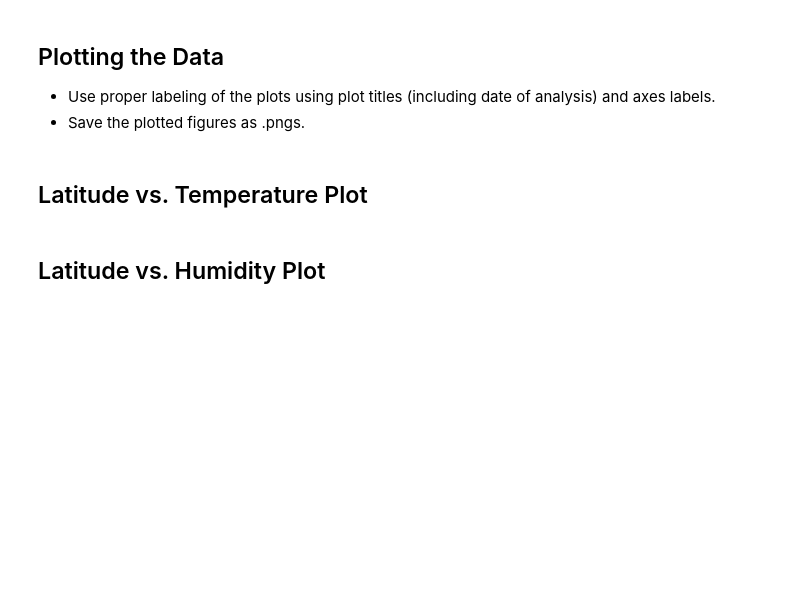
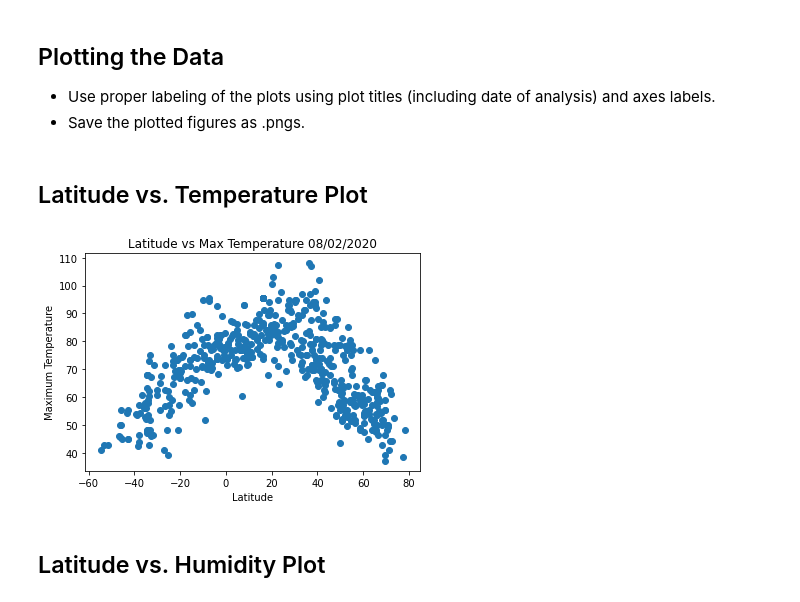
Before and after one commit to sbkachelmeier/python-api-challenge, a Jupyter notebook: WeatherPy.ipynb, the cells around one changed output. Saved outputs shown, nothing was run; the diff lists cells and outputs as text; code cells hidden in the pictures; blank space fills up the shorter version.

```diff
--- a/WeatherPy.ipynb
+++ b/WeatherPy.ipynb
@@ -193,5 +183,14 @@ There are none.
 * Save the plotted figures as .pngs.
 # %% [markdown]
 ## Latitude vs. Temperature Plot
+# %%
+
+plt.scatter(lat, temp)
+plt.title("Latitude vs Max Temperature 08/02/2020")
+plt.xlabel("Latitude")
+plt.ylabel("Maximum Temperature")
+plt.show()
+# %% [output]
+[figure, added]
 # %% [markdown]
 ## Latitude vs. Humidity Plot
```
Also changed, not shown: parts of 17 cells of this notebook, 1 other file.
